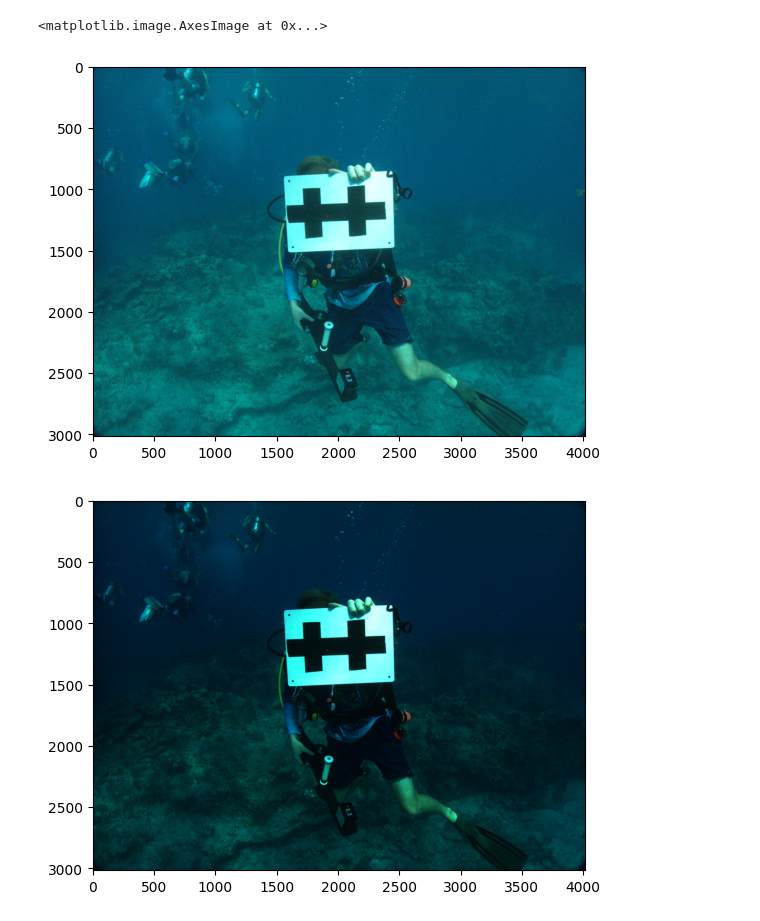
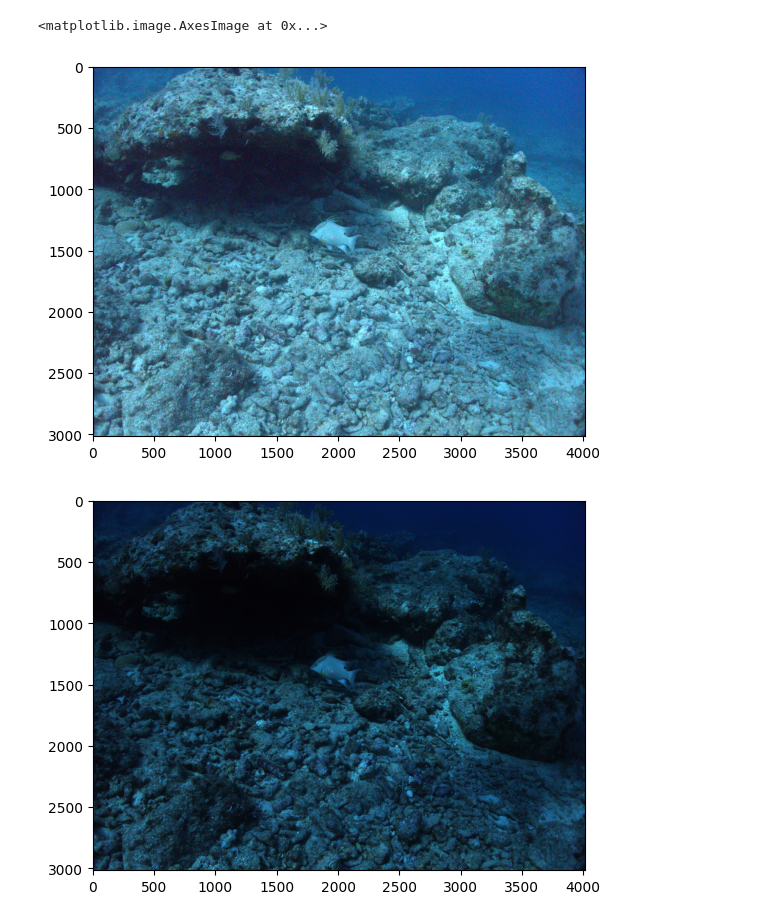
Before and after one commit to UCSD-E4E/pyFishSenseDev, a Jupyter notebook: experiments/raw_process.ipynb, the cells around one changed output. Drawn from its saved outputs; the diff is of its cells as text; code cells hidden in the pictures.

Commit message:
feat: use camera whitebalance instead of calculating a new whitebalance.  camera whitebalance fixes the blue shift.

```diff
--- a/experiments/raw_process.ipynb
+++ b/experiments/raw_process.ipynb
@@ -6,7 +6,7 @@ import cv2
 import numpy as np
 import skimage
 # %%
-ORF_FILE = Path("/mnt/fishsense_data/REEF/data/2023.08.03.FishSense.FSL-01D/H slate dive 1/P8030006.ORF")
+ORF_FILE = Path("/mnt/fishsense_data/REEF/data/2023.08.03.FishSense.FSL-01D/Hogfish01_MolHITW_0926_080323/P8030100.ORF")
 # %%
 def uint8_2_double(img: np.ndarray) -> np.ndarray:
     return img.astype(np.float64) / 255
@@ -28,19 +28,19 @@ def imshow(img):
 # %%
 raw = rawpy.imread(ORF_FILE.as_posix())
 
 raw_img = raw.raw_image_visible.copy()
-raw_ref = raw.postprocess()
+raw_ref = raw.postprocess(use_camera_wb=True)
 
 plt.imshow(raw_ref)
 # %% [output]
 <matplotlib.image.AxesImage at 0x...>
-[figure, old version]
+[figure, new version]
 # %%
-img = raw.postprocess(gamma=(1,1), no_auto_bright=True, output_bps=16)
+img = raw.postprocess(gamma=(1,1), no_auto_bright=True, use_camera_wb=True, output_bps=16)
 
 imshow(img)
 # %% [output]
-[figure, old version]
+[figure, new version]
 # %%
 img_gamma = skimage.exposure.adjust_gamma(img, gamma=0.3)
 
```
Also changed, not shown: parts of 2 cells of this notebook, 3 other files.
